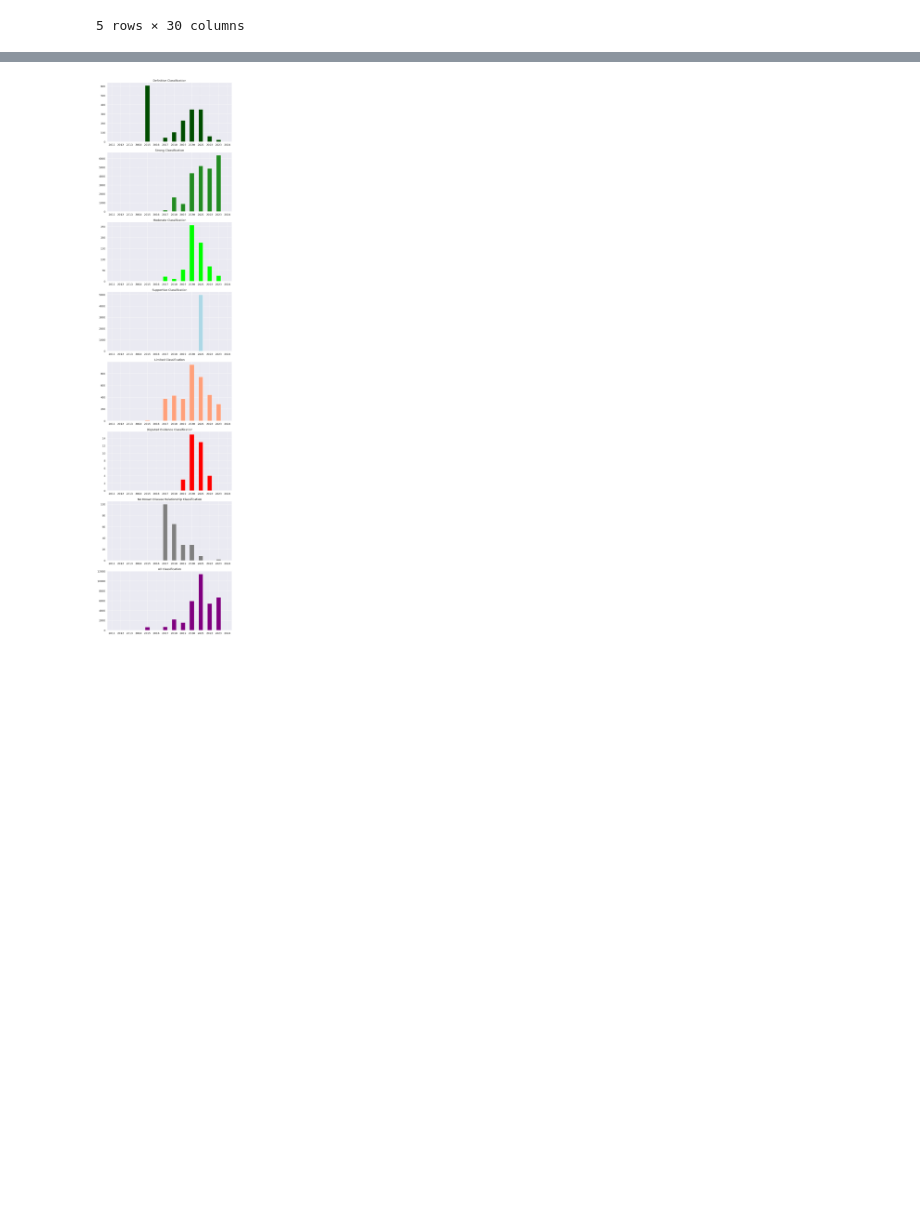
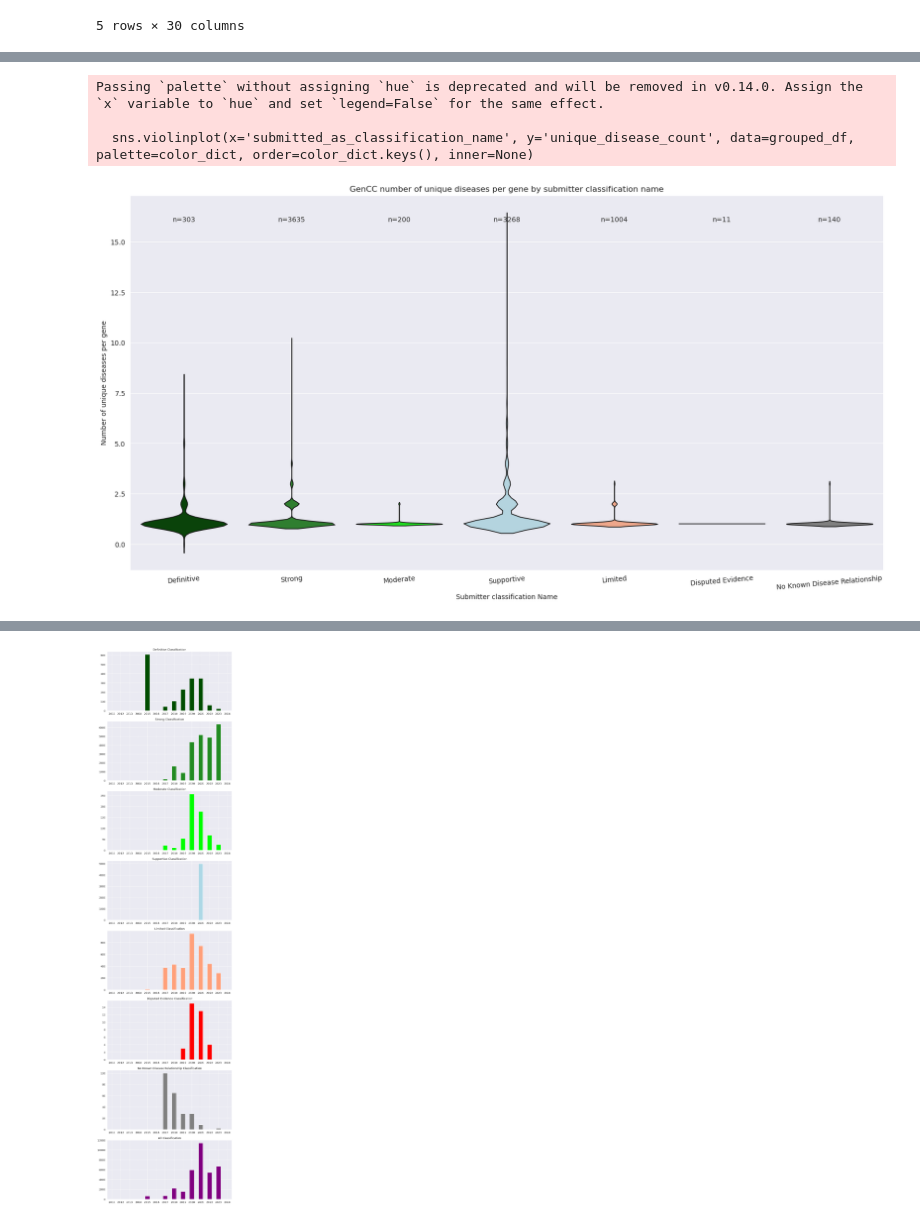
Before and after one commit to microsoft/healthfutures-evagg, a Jupyter notebook: sandbox/ash/gencc_truth_set.ipynb, the cells around one changed output, grey strips where cells are left out. Cells and saved outputs as stored; diff of their text form; code cells hidden in the pictures; blank space fills up the shorter version.

Commit message:
updated GenCC plots

```diff
--- a/sandbox/ash/gencc_truth_set.ipynb
+++ b/sandbox/ash/gencc_truth_set.ipynb
@@ -90,0 +57,62 @@ Passing `palette` without assigning `hue` is deprecated and will be removed in v
+# %%
+import seaborn as sns
+import matplotlib.pyplot as plt
+from scipy.stats import mannwhitneyu
+import pandas as pd
+
+sns.set_style("darkgrid")
+
+# Define color scheme
+color_dict = {
+    'Definitive': (0, 0.3, 0),
+    'Strong': 'forestgreen',
+    'Moderate': (0, 1, 0),
+    'Supportive': 'lightblue',
+    'Limited': 'lightsalmon',
+    'Disputed Evidence': 'red',
+    'No Known Disease Relationship': 'grey'
+}
+
+# Group by 'gene_symbol' and 'submitted_as_classification_name', and count unique 'disease_title'
+grouped_df = gencc_s.groupby(['gene_symbol', 'submitted_as_classification_name'])['disease_title'].nunique().reset_index(name='unique_disease_count')
+
+# Convert 'submitted_as_classification_name' to Categorical and specify the order of the categories
+grouped_df['submitted_as_classification_name'] = pd.Categorical(grouped_df['submitted_as_classification_name'], categories=color_dict.keys(), ordered=True)
+
+# Calculate Mann-Whitney U test for each pair of distributions
+classifications = list(grouped_df['submitted_as_classification_name'].unique())
+significant_pairs = []
+for i in range(len(classifications)):
+    for j in range(i+1, len(classifications)):
+        data1 = grouped_df[grouped_df['submitted_as_classification_name'] == classifications[i]]['unique_disease_count']
+        data2 = grouped_df[grouped_df['submitted_as_classification_name'] == classifications[j]]['unique_disease_count']
+        stat, p = mannwhitneyu(data1, data2)
+        print(f'Mann-Whitney U test between {classifications[i]} and {classifications[j]}: U={stat}, p={p}')
+        if p < 0.05:
+            significant_pairs.append((classifications[i], classifications[j]))
+
+# Create violin plot
+plt.figure(figsize=(15, 15)) # 20, 10 without significant pairs
+sns.violinplot(x='submitted_as_classification_name', y='unique_disease_count', data=grouped_df, palette=color_dict, order=color_dict.keys(), inner=None)
+
+# Add count of data points for each violin
+counts = grouped_df['submitted_as_classification_name'].value_counts().sort_index()
+for i, count in enumerate(counts):
+    plt.text(i, grouped_df['unique_disease_count'].max(), f'n={count}', ha='center')  # adjust y-coordinate as needed
+
+plt.xticks(rotation=5)
+plt.xlabel('Submitter classification Name')
+plt.ylabel('Number of unique diseases per gene')
+plt.title("GenCC number of unique diseases per gene by submitter classification name")
+
+# Add lines for significant pairs
+y_max = grouped_df['unique_disease_count'].max() + 10  # adjust y-coordinate as needed
+for i, pair in enumerate(significant_pairs):
+    x1 = classifications.index(pair[0])
+    x2 = classifications.index(pair[1])
+    y = y_max + i*5  # adjust these values as needed
+    plt.plot([x1, x2], [y, y], color='black')
+    plt.text((x1+x2)*0.5, y, '*', ha='center')
+
+plt.show()
+# %% [output]
@@ -90,0 +136,4 @@ Passing `palette` without assigning `hue` is deprecated and will be removed in v
+Passing `palette` without assigning `hue` is deprecated and will be removed in v0.14.0. Assign the `x` variable to `hue` and set `legend=False` for the same effect.
+
+  sns.violinplot(x='submitted_as_classification_name', y='unique_disease_count', data=grouped_df, palette=color_dict, order=color_dict.keys(), inner=None)
+[figure, added]
```
Also changed, not shown: parts of 12 cells of this notebook.
